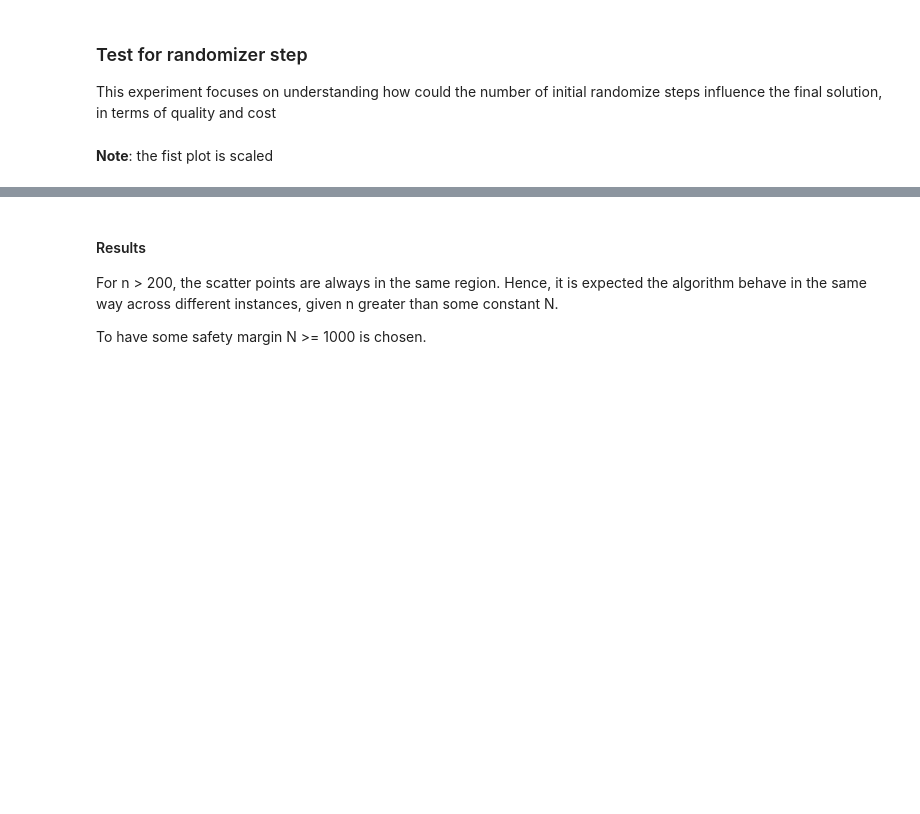
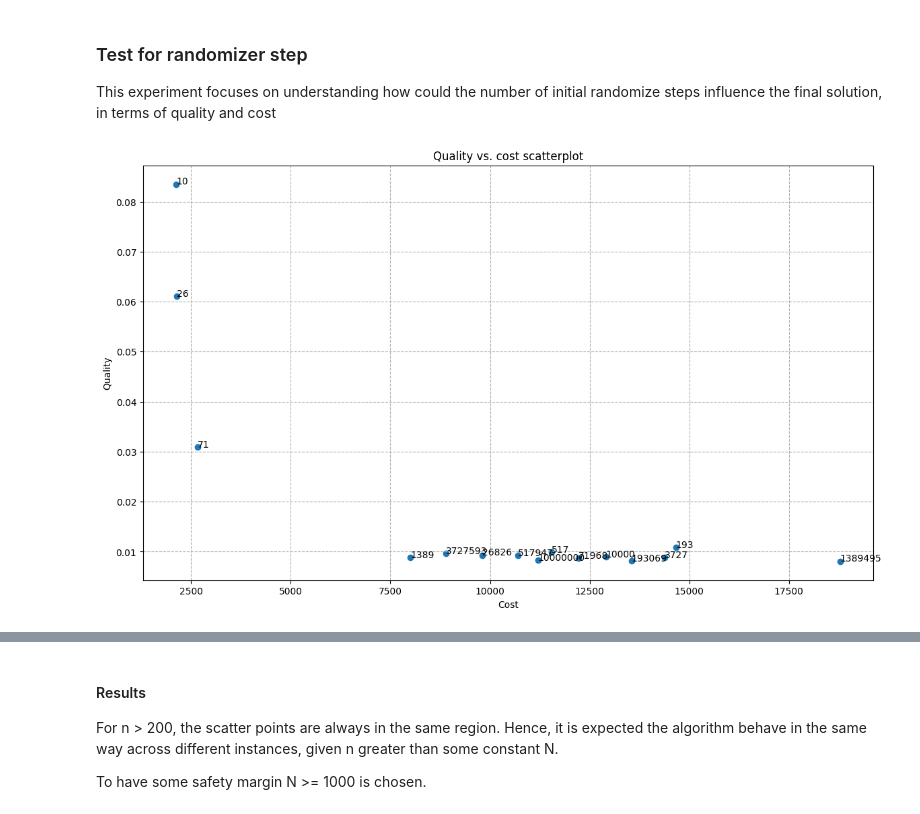
Before and after one commit to MicheleCazzola/CI2024_lab3, a Jupyter notebook: n-puzzle.ipynb, the cells around one changed output, grey strips where cells are left out. Saved outputs shown, nothing was run; the diff lists cells and outputs as text; code cells hidden in the pictures; blank space fills up the shorter version.

```diff
--- a/n-puzzle.ipynb
+++ b/n-puzzle.ipynb
@@ -263,2 +300,2 @@ def plot_results(results):
 # %%
-results = solve(MIN_PUZZLE_DIM, MAX_PUZZLE_DIM, HEURISTICS_PER_SIZE, EXP_PER_SIZE, TRIES_PER_SIZE)
+results = solve(MIN_PUZZLE_DIM, MAX_PUZZLE_DIM, HEURISTICS_PER_SIZE, EXP_PER_SIZE, TRIALS_PER_SIZE)
@@ -330,8 +356,8 @@ Admissible heuristics are sometimes too slow at converging. The following part a
 # %%
 results = dict()
 
-TRIES = 15
-for i in range(TRIES):
+TRIALS = 15
+for i in range(TRIALS):
 	goal = np.array([n for n in range(1, PUZZLE_DIM**2)] + [0]).reshape((PUZZLE_DIM, PUZZLE_DIM))
 	content = init_state(goal)
 	print(f"Instance {i}")
@@ -342,27 +368,27 @@ for (algorithm, result) in results.items():
     avg_results = statistics(result)
     print(algorithm, avg_results)
 
-
-# ('fixed', 2) (np.float64(133.08), np.float64(14753.52), np.float64(3.022707920074463))
-# ('fixed', 3) (np.float64(159.32), np.float64(15408.64), np.float64(3.0712509107589723))
-# ('step scheduling', None) (np.float64(106.88), np.float64(53037.26), np.float64(11.076385221481324))
-# ('arctan scheduling', None) (np.float64(137.04), np.float64(26842.06), np.float64(5.3187418460845945))
+# RAW RESULTS
+# ('fixed', 2) (0.007514, 14753.52)
+# ('fixed', 3) (0.006289, 15408.64)
+# ('step scheduling', None) (0.009345, 53037.26)
+# ('arctan scheduling', None) (0.007299, 26842.06)
 # %% [markdown]
 ### Test for randomizer step
 This experiment focuses on understanding how could the number of initial randomize steps influence the final solution, in terms of quality and cost
 # %%
 qualities, costs, elapseds = [], [], []
 
-TRIES = 15
-values = list(map(int, np.logspace(1, 7, num=TRIES).tolist()))
+TRIALS = 15
+values = list(map(int, np.logspace(1, 7, num=TRIALS).tolist()))
 for (i, rand_steps) in enumerate(values):
 	goal = np.array([n for n in range(1, PUZZLE_DIM**2)] + [0]).reshape((PUZZLE_DIM, PUZZLE_DIM))
 
 	print(f"{i}: {rand_steps}")
 
-	_TRIES = 10
-	_qualities, _costs, _elapseds = map(np.zeros, [_TRIES] * 3)
-	for _try in tqdm(range(_TRIES)):
+	_TRIALS = 10
+	_qualities, _costs, _elapseds = map(np.zeros, [_TRIALS] * 3)
+	for _try in tqdm(range(_TRIALS)):
 		content = init_state(goal, randomize_steps=rand_steps)
 		_, (sol_quality, sol_cost, sol_elapsed) = solve("fixed", fixed_heuristic, content, goal, exp=2)
 		_qualities[_try] = sol_quality
@@ -381,27 +405,15 @@ np.array(qualities), np.array(costs)
-# %% [markdown]
-**Note**: the fist plot is scaled
 # %%
-values = list(map(int, np.logspace(1, 7, num=15).tolist()))
-mean = np.array(qualities).mean()
-std = np.array(qualities).std()
-
-plt.figure("quality", figsize=(14,8))
-plt.semilogx(values, 10_000 * (np.array(qualities)) / std, color="blue", label="quality")
-plt.semilogx(values, costs, color="red", label="cost")
-plt.title("Quality vs Cost")
-
-plt.legend()
-plt.figure("elapsed", figsize=(14,8))
-plt.semilogx(values, elapseds)
-plt.title("Elapsed time (s)")
 plt.figure("scatter", figsize=(14,8))
 plt.scatter(costs, qualities)
 plt.title("Quality vs. cost scatterplot")
 plt.xlabel("Cost")
 plt.ylabel("Quality")
 for (i, (c, q)) in enumerate(zip(costs, qualities)):
-    plt.annotate(f"{int(values[i]):2d}", (c,q))
+    plt.annotate(f"{int(values[i]):1d}", (c,q))
+plt.grid(linestyle="--")
 
 plt.show()
+# %% [output]
+[figure, added]
 # %%
 eff = ((np.array(qualities[2:]) / np.array(costs[2:]))).tolist()
```
Also changed, not shown: parts of 53 cells of this notebook, 13 other files.
